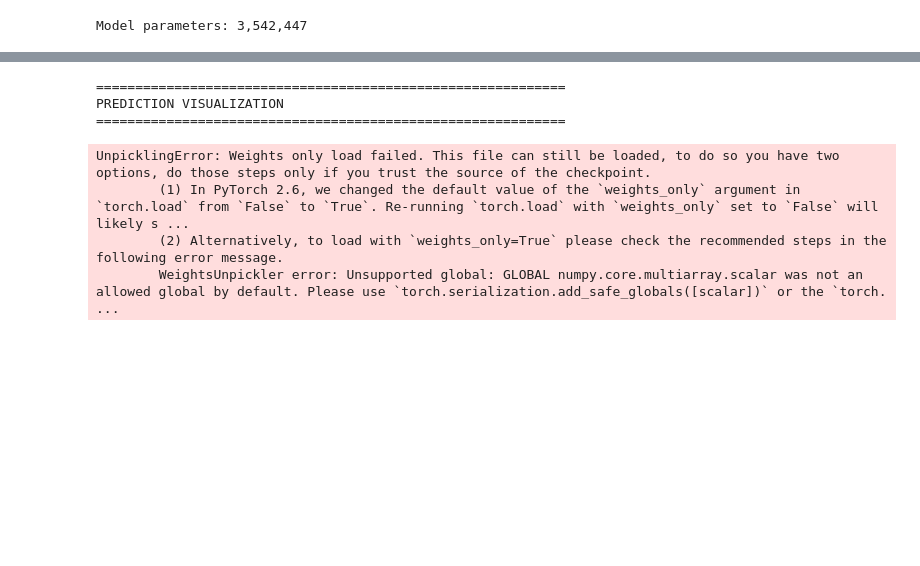
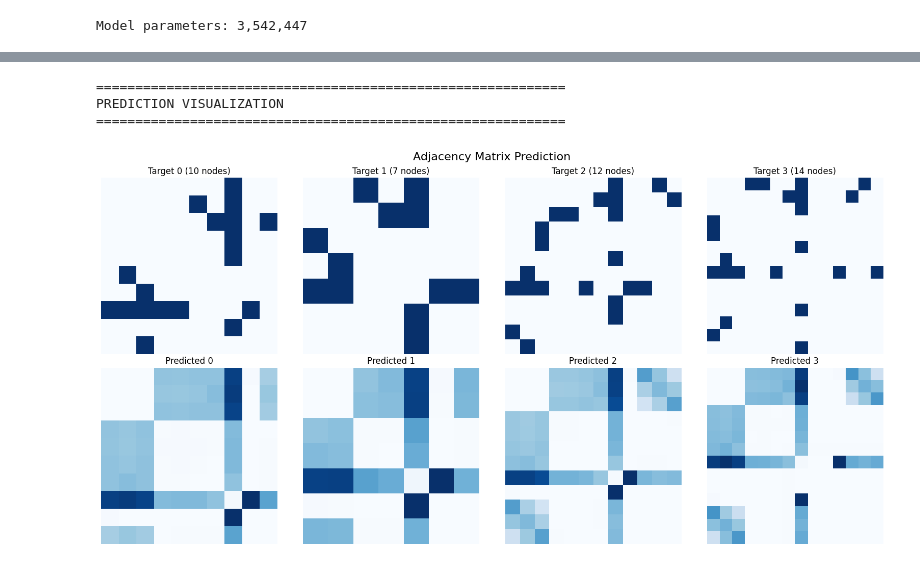
Before and after one commit to i221349-Umer-Abdullah/FYP-389-D-Architext, a Jupyter notebook: notebooks/gnn-phase.ipynb, the cells around one changed output, grey strips where cells are left out. Drawn from its saved outputs; the diff is of its cells as text; code cells hidden in the pictures; blank space fills up the shorter version.

```diff
--- a/notebooks/gnn-phase.ipynb
+++ b/notebooks/gnn-phase.ipynb
@@ -833,7 +851,7 @@ print("PREDICTION VISUALIZATION")
 print("="*60)
 
 # Load best model
-checkpoint = torch.load(os.path.join(OUTPUT_PATH, 'gnn_best.pt'))
+checkpoint = torch.load(os.path.join(OUTPUT_PATH, 'gnn_best.pt'), weights_only=False)
 model.load_state_dict(checkpoint['model_state_dict'])
 model.eval()
 
@@ -848,37 +866,34 @@ mask = sample_batch['mask'][:4].to(DEVICE)
 with torch.no_grad():
     pred = model(condition, mask)
 
 # Visualize adjacency matrices
 fig, axes = plt.subplots(2, 4, figsize=(16, 8))
 
 for i in range(4):
     # Target adjacency
     ax = axes[0, i]
     n = int(mask[i].sum().item())
     target_adj = A_target[i, :n, :n].cpu().numpy()
     ax.imshow(target_adj, cmap='Blues')
     ax.set_title(f'Target {i} ({n} nodes)')
     ax.axis('off')
 
     # Predicted adjacency (apply sigmoid to logits)
     ax = axes[1, i]
     pred_adj = torch.sigmoid(pred['adjacency_logits'][i, :n, :n]).cpu().numpy()
     ax.imshow(pred_adj, cmap='Blues')
     ax.set_title(f'Predicted {i}')
     ax.axis('off')
 
 plt.suptitle('Adjacency Matrix Prediction', fontsize=16)
 plt.tight_layout()
 plt.savefig(os.path.join(OUTPUT_PATH, 'adjacency_prediction.png'), dpi=150)
 plt.show()
 # %% [output]
 ============================================================
 PREDICTION VISUALIZATION
 ============================================================
-UnpicklingError: Weights only load failed. This file can still be loaded, to do so you have two options, do those steps only if you trust the source of the checkpoint.
-        (1) In PyTorch 2.6, we changed the default value of the `weights_only` argument in `torch.load` from `False` to `True`. Re-running `torch.load` with `weights_only` set to `False` will likely s ...
-        (2) Alternatively, to load with `weights_only=True` please check the recommended steps in the following error message.
-        WeightsUnpickler error: Unsupported global: GLOBAL numpy.core.multiarray.scalar was not an allowed global by default. Please use `torch.serialization.add_safe_globals([scalar])` or the `torch. ...
+[figure, added]
 # %%
 print("\n" + "="*60)
 print("ROOM TYPE PREDICTION ANALYSIS")
```
Also changed, not shown: parts of 7 cells of this notebook, 3 other files.
